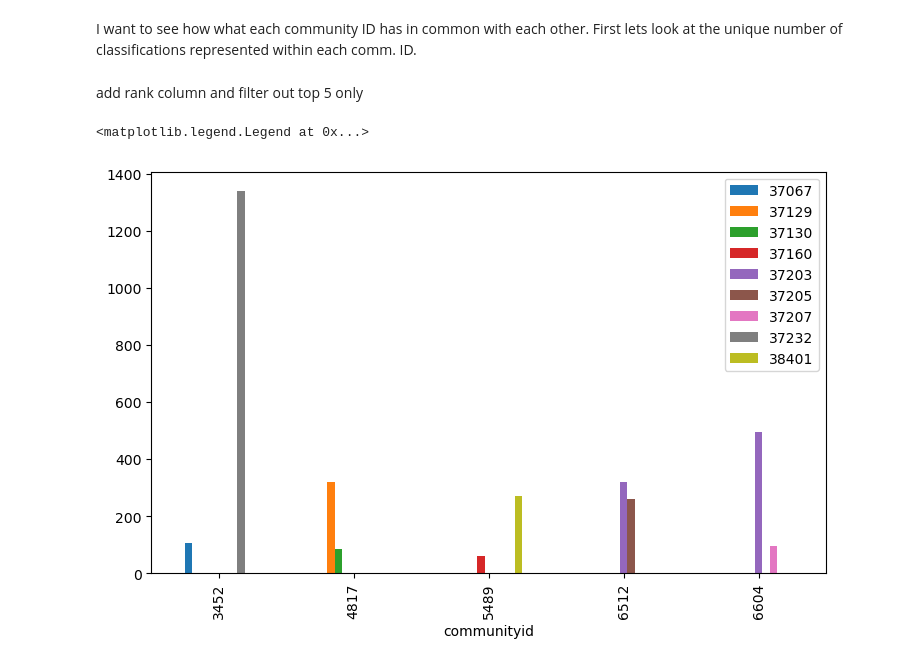
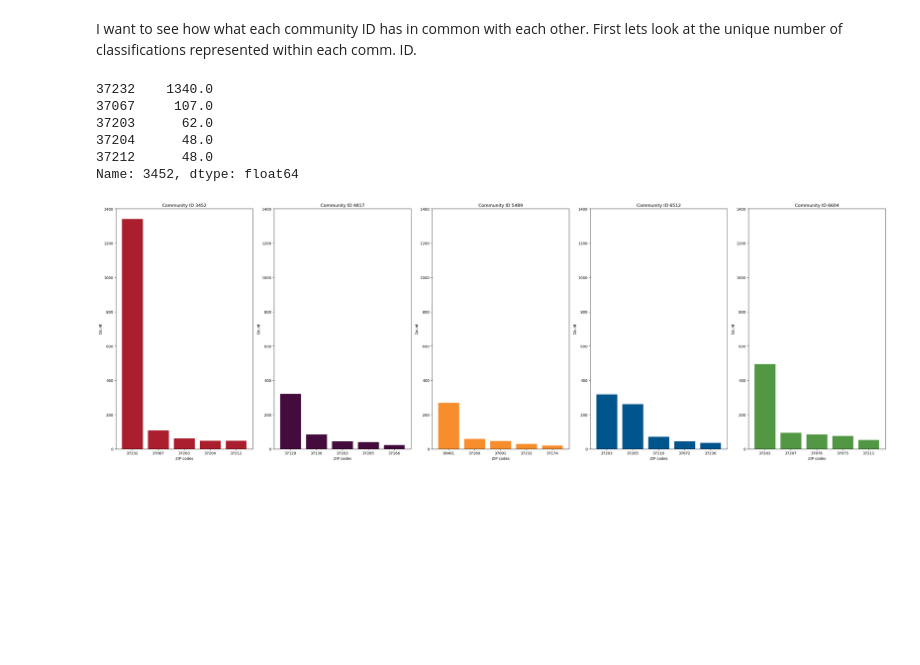
Before and after one commit to jmayf123/Hop_Teaming_Project, a Jupyter notebook: community_analysis.ipynb, the cells around one changed output. Cells and saved outputs as stored; diff of their text form; code cells hidden in the pictures; blank space fills up the shorter version.

```diff
--- a/community_analysis.ipynb
+++ b/community_analysis.ipynb
@@ -75,23 +75,41 @@ fig_2.update_layout(margin = dict(t=50, l=25, r=25, b=25))
 fig_2.show()
 
 fig_2.write_html("tree_plot.html")
-# %% [markdown]
-add rank column and filter out top 5 only
-# %%
-test = df_2[['communityid', 'zip']]
-data_2 = (test.groupby('communityid')['zip']
-            .apply(lambda x: x.value_counts().head(2))
-            .unstack())
-
-plt.rcParams["figure.figsize"] = [7.50, 5]
-plt.rcParams["figure.autolayout"] = True
-width = 3
-x = np.arange(3)
-data_2.plot(kind='bar')
-
-
-
-plt.legend(loc= 'upper right')
-# %% [output]
-<matplotlib.legend.Legend at 0x...>
-[figure, removed]
+# %%
+data_2.loc[3452].dropna().sort_values(ascending=False)
+# %% [output]
+37232    1340.0
+37067     107.0
+37203      62.0
+37204      48.0
+37212      48.0
+Name: 3452, dtype: float64
+# %%
+test = df_2[['communityid', 'zip']]
+data_2 = (test.groupby('communityid')['zip']
+            .apply(lambda x: x.value_counts().head(5))
+            .unstack())
+
+
+colors = ['#AA1E2D', '#440B3D', '#F78D2D', '#00558C', '#529743']
+
+fig, axes = plt.subplots(nrows=1, ncols=5, figsize=(30, 10))
+
+for i, communityid in enumerate(data_2.index):
+    # row = i // 2
+    # col = i % 2
+    ax = axes[i]
+    plot_data = data_2.loc[communityid].dropna().sort_values(ascending=False) # remove NaN values
+    if plot_data.empty: # check if plot data is empty
+        ax.axis('off') # remove plot if no data
+    else:
+        ax.bar(plot_data.index, plot_data, width=0.8, color=colors[i % len(colors)]) # specify color for each plot
+        ax.set_title('Community ID {}'.format(communityid))
+        ax.set_xlabel('ZIP codes')
+        ax.set_ylabel('Count')
+        ax.set_ylim([0, 1400])
+
+
+plt.show()
+# %% [output]
+[figure, added]
```
Also changed, not shown: parts of 1 cell of this notebook, 1 other file.
